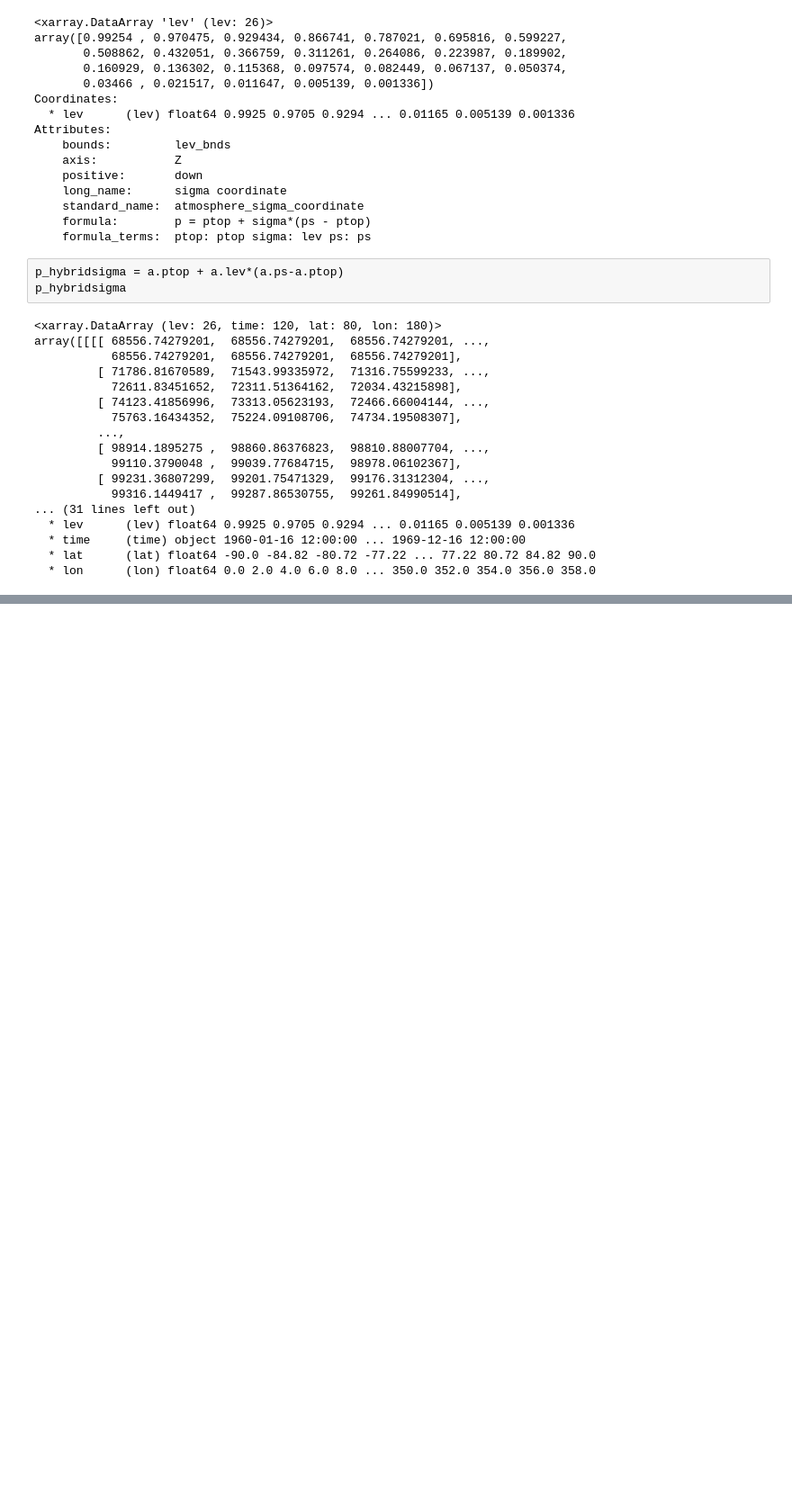
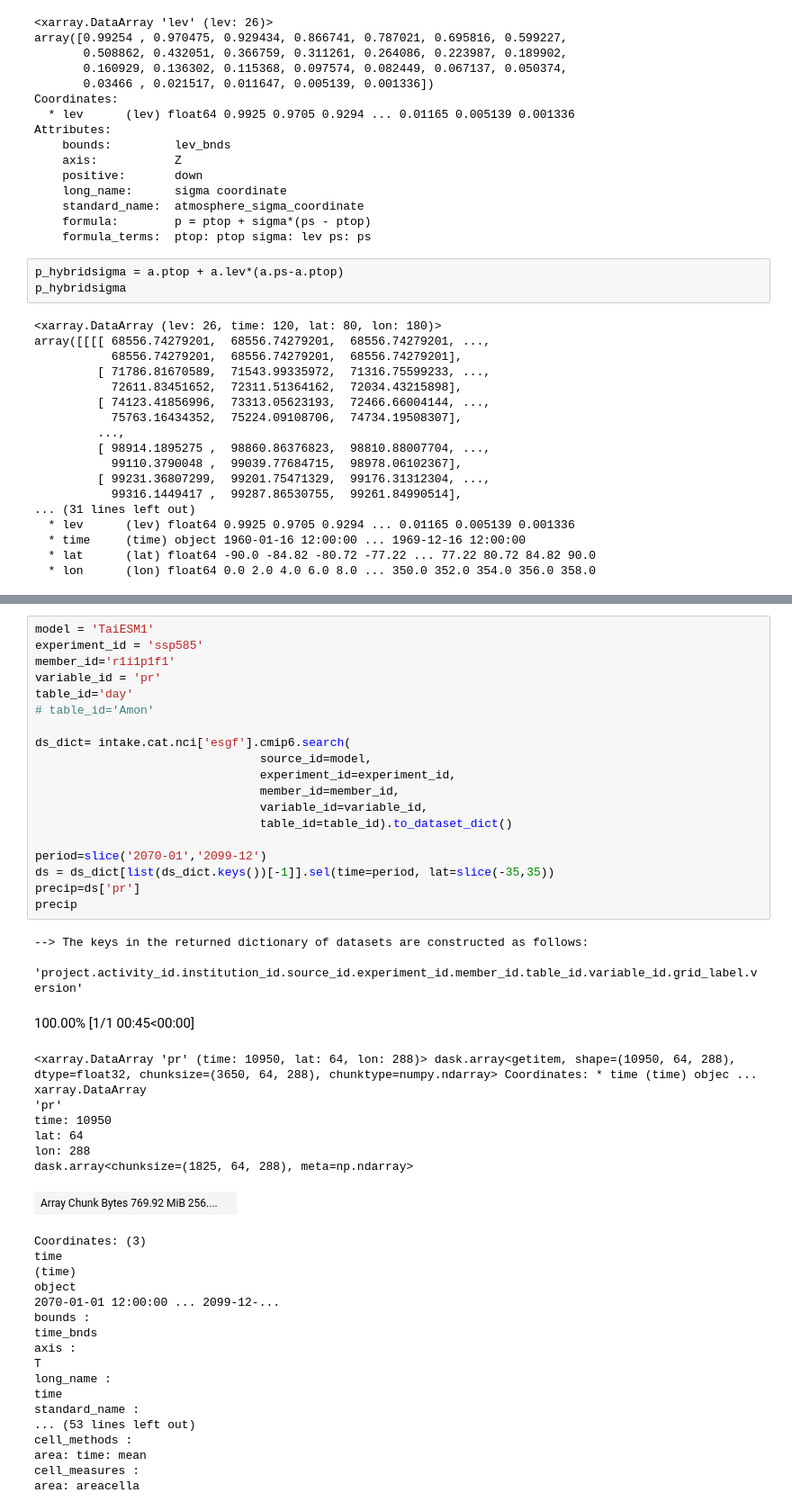
Before and after one commit to PBlackberg/phd, a Jupyter notebook: metrics/get_variables/test_variables.ipynb, the cells around one changed output, grey strips where cells are left out. Shown: that part at 90% size. Saved outputs shown, nothing was run; the diff lists cells and outputs as text; blank space fills up the shorter version.

Commit message:
getting variables

```diff
--- a/metrics/get_variables/test_variables.ipynb
+++ b/metrics/get_variables/test_variables.ipynb
@@ -351,0 +376,48 @@ array([[[[ 68556.74279201,  68556.74279201,  68556.74279201, ...,
+# %%
+model = 'TaiESM1'
+experiment_id = 'ssp585'
+member_id='r1i1p1f1'
+variable_id = 'pr'
+table_id='day'
+# table_id='Amon'
+
+ds_dict= intake.cat.nci['esgf'].cmip6.search(
+                                source_id=model,
+                                experiment_id=experiment_id,
+                                member_id=member_id,
+                                variable_id=variable_id,
+                                table_id=table_id).to_dataset_dict()
+
+period=slice('2070-01','2099-12')
+ds = ds_dict[list(ds_dict.keys())[-1]].sel(time=period, lat=slice(-35,35))
+precip=ds['pr']
+precip
+# %% [output]
+--> The keys in the returned dictionary of datasets are constructed as follows:
+        'project.activity_id.institution_id.source_id.experiment_id.member_id.table_id.variable_id.grid_label.version'
+100.00% [1/1 00:45<00:00]
+<xarray.DataArray 'pr' (time: 10950, lat: 64, lon: 288)> dask.array<getitem, shape=(10950, 64, 288), dtype=float32, chunksize=(3650, 64, 288), chunktype=numpy.ndarray> Coordinates: * time (time) objec ...
+xarray.DataArray
+'pr'
+time: 10950
+lat: 64
+lon: 288
+dask.array<chunksize=(1825, 64, 288), meta=np.ndarray>
+| Array Chunk Bytes 769.92 MiB 256.... |  |
+Coordinates: (3)
+time
+(time)
+object
+2070-01-01 12:00:00 ... 2099-12-...
+bounds :
+time_bnds
+axis :
+T
+long_name :
+time
+standard_name :
+... (53 lines left out)
+cell_methods :
+area: time: mean
+cell_measures :
+area: areacella
```
Also changed, not shown: parts of 4 cells of this notebook, 2 other files.
